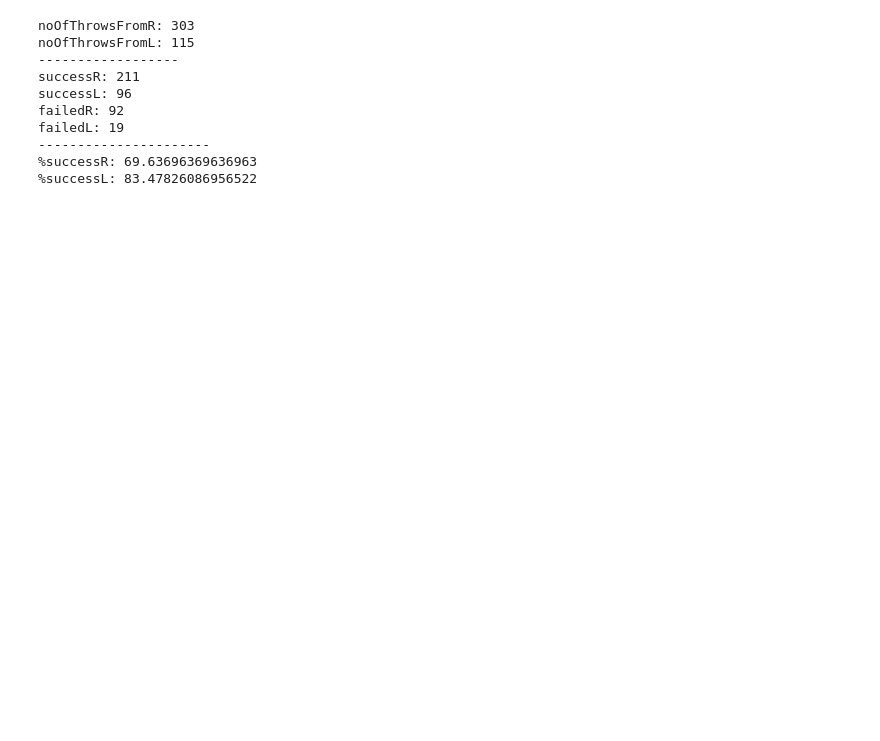
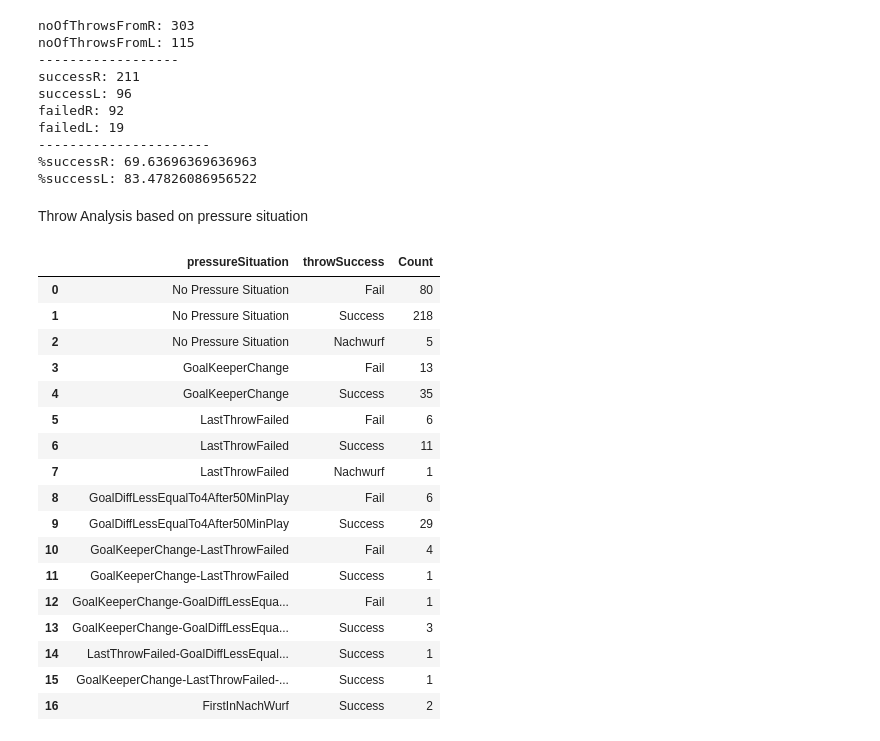
Before and after one commit to nayansavaliya/handball-data-science, a Jupyter notebook: src/league3.ipynb, the cells around one changed output. Drawn from its saved outputs; the diff is of its cells as text; code cells hidden in the pictures; blank space fills up the shorter version.

```diff
--- a/src/league3.ipynb
+++ b/src/league3.ipynb
@@ -217,3 +218,44 @@ failedL: 19
 ----------------------
 %successR: 69.63696369636963
 %successL: 83.47826086956522
+# %% [markdown]
+Throw Analysis based on pressure situation
+# %%
+df16 = df.loc[:,('pressureSituation','throwSuccess')]
+df16.dropna(inplace=True)
+df16 = df16.groupby(['pressureSituation','throwSuccess'])['throwSuccess'].count().reset_index(name='Count')
+df16
+
+X = ['No Pressure Situation','GoalKeeperChange','LastThrowFailed',
+     'GoalDiffLessEqualTo4After50MinPlay','GoalKeeperChange-LastThrowFailed',
+     'GoalKeeperChange-GoalDiffLessEqualTo4After50MinPlay','LastThrowFailed-GoalDiffLessEqualTo4After50MinPlay',
+     'GoalKeeperChange-LastThrowFailed-GoalDiffLessEqualTo4After50MinPlay',
+     'FirstInNachWurf']
+
+for val in df16['pressureSituation']:
+     df16['pressureSituation'].replace(val,X[int(val)], inplace=True)
+
+df16['throwSuccess'].replace(0,'Fail', inplace=True)
+df16['throwSuccess'].replace(1,'Success', inplace=True)
+df16['throwSuccess'].replace(2,'Nachwurf', inplace=True)
+
+df16
+# %% [output]
+|  | pressureSituation | throwSuccess | Count |
+| 0 | No Pressure Situation | Fail | 80 |
+| 1 | No Pressure Situation | Success | 218 |
+| 2 | No Pressure Situation | Nachwurf | 5 |
+| 3 | GoalKeeperChange | Fail | 13 |
+| 4 | GoalKeeperChange | Success | 35 |
+| 5 | LastThrowFailed | Fail | 6 |
+| 6 | LastThrowFailed | Success | 11 |
+| 7 | LastThrowFailed | Nachwurf | 1 |
+| 8 | GoalDiffLessEqualTo4After50MinPlay | Fail | 6 |
+| 9 | GoalDiffLessEqualTo4After50MinPlay | Success | 29 |
+| 10 | GoalKeeperChange-LastThrowFailed | Fail | 4 |
+| 11 | GoalKeeperChange-LastThrowFailed | Success | 1 |
+| 12 | GoalKeeperChange-GoalDiffLessEqua... | Fail | 1 |
+| 13 | GoalKeeperChange-GoalDiffLessEqua... | Success | 3 |
+| 14 | LastThrowFailed-GoalDiffLessEqual... | Success | 1 |
+| 15 | GoalKeeperChange-LastThrowFailed-... | Success | 1 |
+| 16 | FirstInNachWurf | Success | 2 |
```
Also changed, not shown: parts of 5 cells of this notebook.
